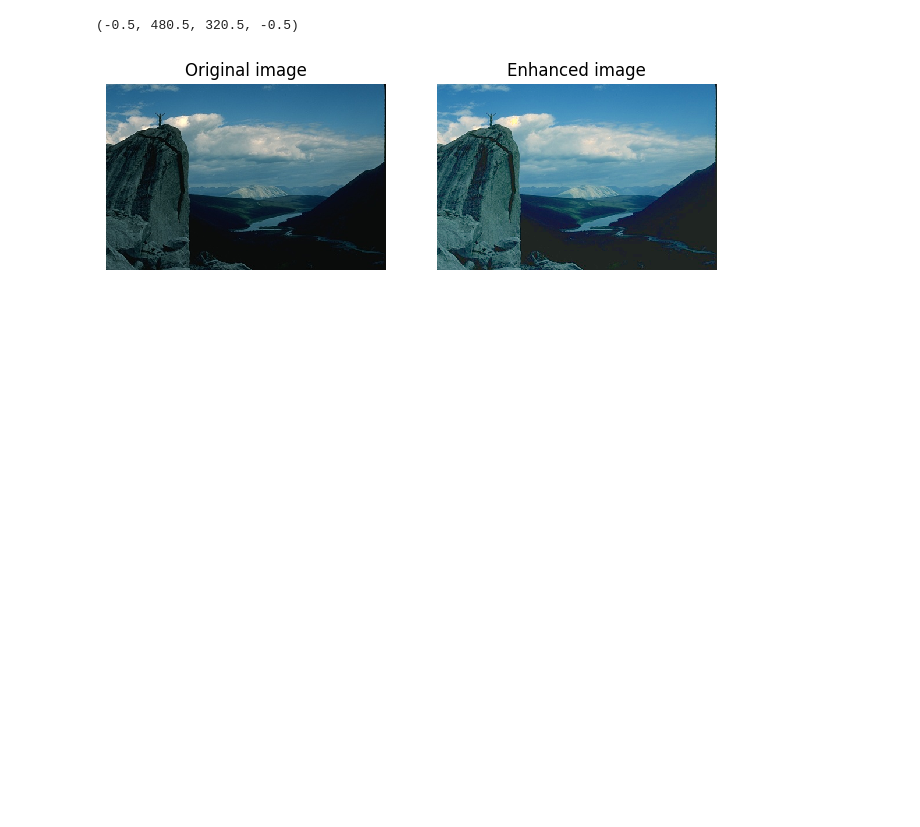
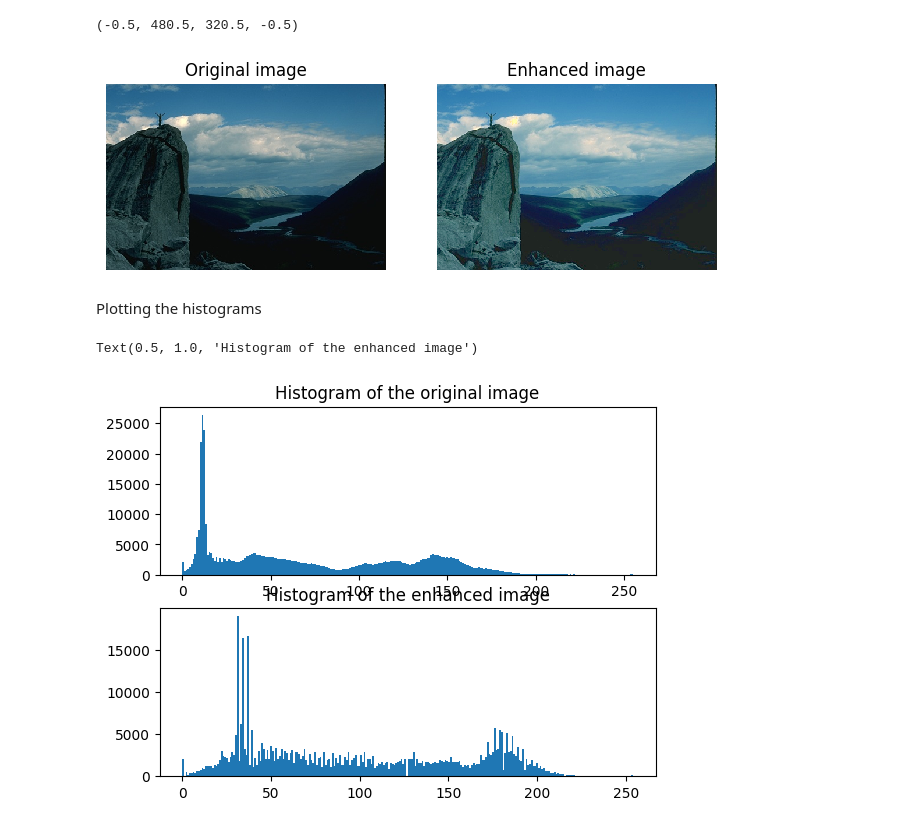
Before and after one commit to eaguiraud/34269_computer_imaging_and_spectroscopy, a Jupyter notebook: low_light_enhancement/histtest.ipynb, the cells around one changed output. Cells and saved outputs as stored; diff of their text form; code cells hidden in the pictures; blank space fills up the shorter version.

```diff
--- a/low_light_enhancement/histtest.ipynb
+++ b/low_light_enhancement/histtest.ipynb
@@ -99,3 +100,18 @@ plt.axis("off")
 # %% [output]
 (-0.5, 480.5, 320.5, -0.5)
 [figure]
+# %% [markdown]
+Plotting the histograms
+# %%
+plt.figure()
+
+plt.subplot(2, 1, 1)
+plt.hist(im_rock.ravel(), bins = 256)
+plt.title("Histogram of the original image")
+
+plt.subplot(2, 1, 2)
+plt.hist(im_enh.ravel(), bins = 256)
+plt.title("Histogram of the enhanced image")
+# %% [output]
+Text(0.5, 1.0, 'Histogram of the enhanced image')
+[figure, added]
```
Also changed, not shown: parts of 1 cell of this notebook, 1 other file.
